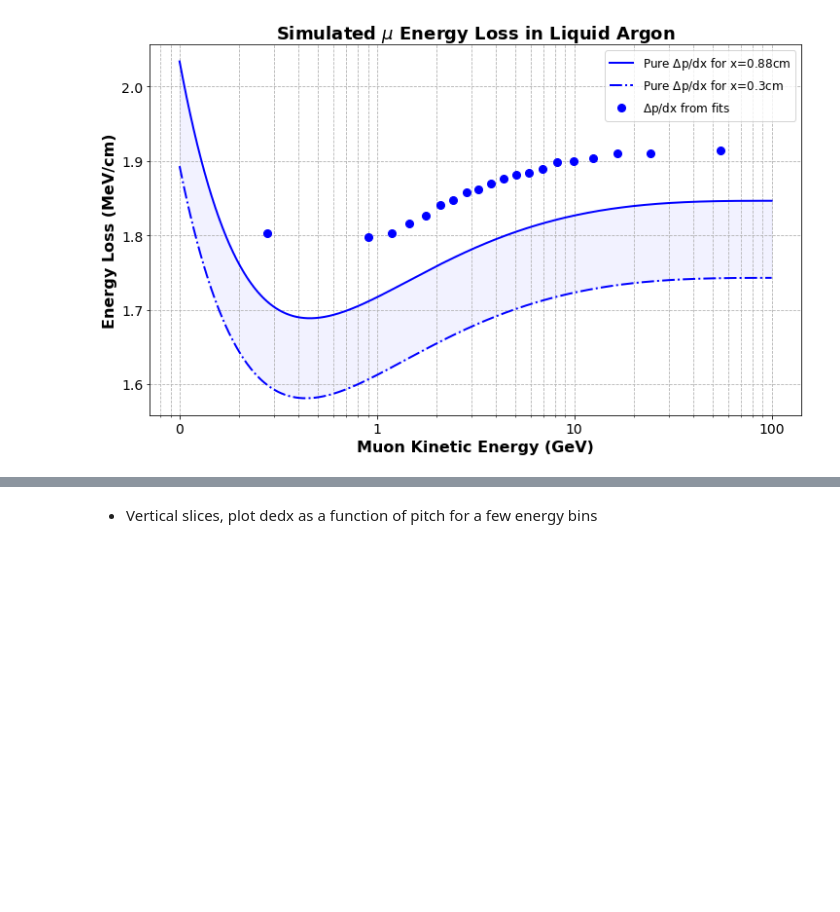
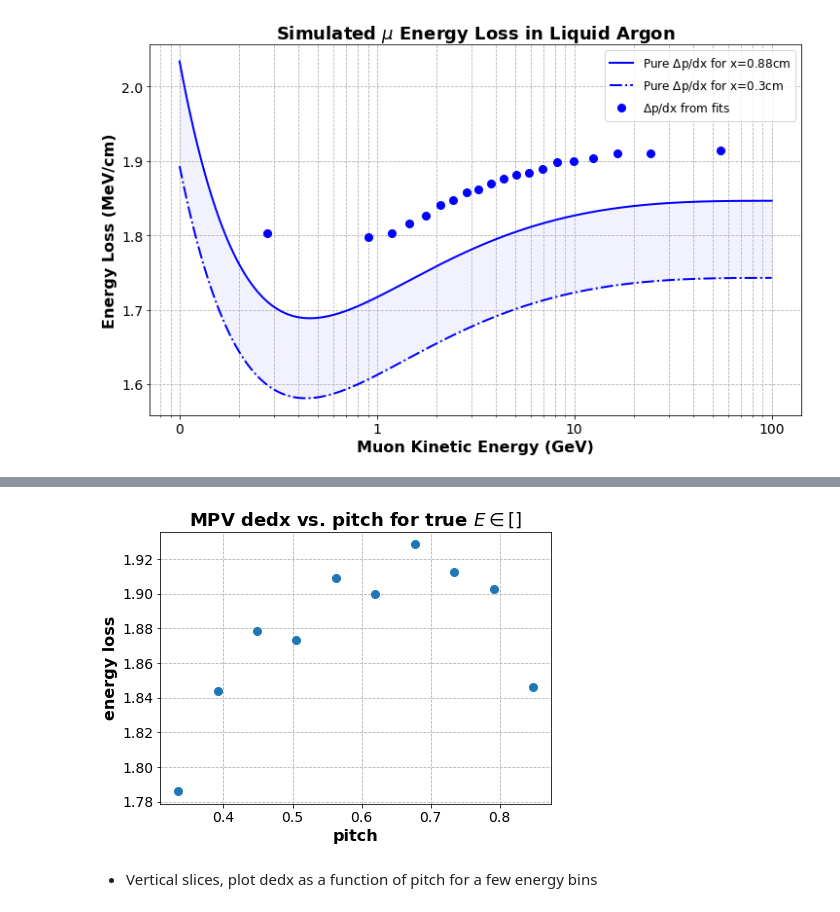
Before and after one commit to socrossley/Cosmic_Muon_CER, a Jupyter notebook: Fit.ipynb, the cells around one changed output, grey strips where cells are left out. Cells and saved outputs as stored; diff of their text form; code cells hidden in the pictures; blank space fills up the shorter version.

```diff
--- a/Fit.ipynb
+++ b/Fit.ipynb
@@ -488,3 +505,19 @@ fig.show()
+# %%
+mpvs_p_e = []
+pitch_centers = (yedges[1:] + yedges[:-1])/2
+dedx_centers = (xedges[1:] + xedges[:-1])/2
+for dedx in hist.T:
+    fit_params = generate_fit(dedx_centers, dedx)[0]
+    mpvs_p_e.append(fit_params[0])
+# %%
+plt.figure(figsize=(7,5))
+plt.errorbar(pitch_centers, mpvs_p_e, fmt='o')
+plt.xlabel('pitch')
+plt.ylabel('energy loss')
+plt.title(r'MPV dedx vs. pitch for true $E\in[]$')
+plt.show()
+# %% [output]
+[figure, added]
 # %% [markdown]
 - Vertical slices, plot dedx as a function of pitch for a few energy bins
 # %% [markdown]
```
Also changed, not shown: parts of 6 cells of this notebook, 5 other files.
